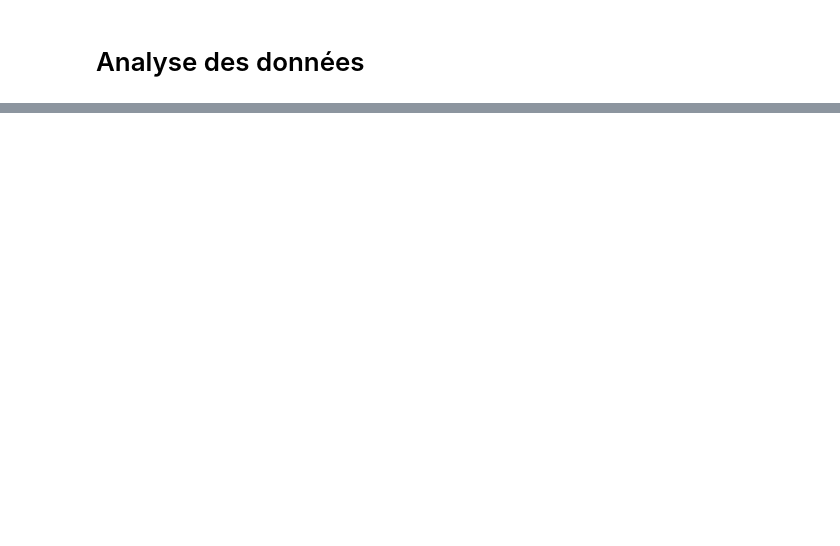
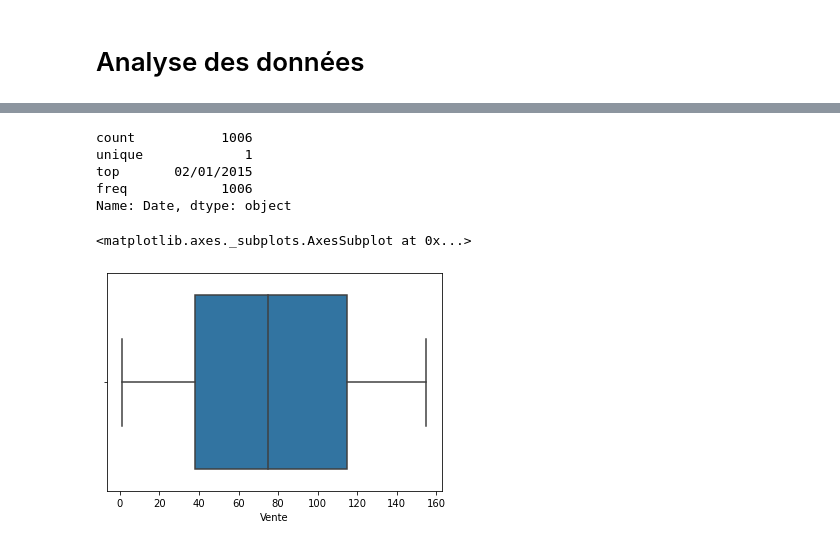
Before and after one commit to hostiix/DatasetVente, a Jupyter notebook: DataAnalysis.ipynb, the cells around one changed output, grey strips where cells are left out. Cells and saved outputs as stored; diff of their text form; code cells hidden in the pictures; blank space fills up the shorter version.

```diff
--- a/DataAnalysis.ipynb
+++ b/DataAnalysis.ipynb
@@ -14,2 +20,4 @@ from sklearn.preprocessing import LabelBinarizer, StandardScaler
 # %%
-#ventes2015 = pd.read_csv('Donnees_Ventes_2015.csv', sep=';', names = ['Vente', 'Date', 'Client', 'Magasin', 'Prix', 'Quantité', 'Produit'], encoding="ISO-8859-1")
+dtypes = {"id_vente": int, "date_vente": object, "id_client": int, "categorie_client": object, "id_magasin": int, "prix_vente_unitaire": float, "quantité": int, "id_produit": int, "categorie_produit": object}
+parse_dates = ["date_vente"]
+ventes2015sousensemble = pd.read_csv('FichierMock_réduit.csv', sep=';', header=None, skiprows=1, dtype=dtypes, names = ['Vente', 'Date', 'Client', 'Profil', 'Magasin', 'Prix', 'Quantité', 'Produit', 'Catégorie_de_produit'], date_parser = parse_dates, encoding="ISO-8859-1")
@@ -24,2 +23,0 @@ open('FichierMock_modif4.csv','r').readlines()[:5]
-# %%
-ventes2015sousensemble = pd.read_csv('FichierMock_modif4.csv', sep=';',  dtype={"id_vente": int, "date_vente": object, "id_client": int, "categorie_client": object, "id_magasin": int, "prix_vente_unitaire": float, "quantité": int, "id_produit": int, "categorie_produit": object}, names = ['Vente', 'Date', 'Client', 'Profil', 'Magasin', 'Prix', 'Quantité', 'Produit', 'Catégorie de produit'], encoding="ISO-8859-1", header=None)
@@ -27,0 +24,2 @@ ventes2015sousensemble.decribe()
+# %%
+features = pd.DataFrame(ventes2015sousensemble)
@@ -27,0 +57,15 @@ ventes2015sousensemble.decribe()
+# %%
+#Statistiques descriptives sur la date :
+features['Date'].describe()
+# %% [output]
+count           1006
+unique             1
+top       02/01/2015
+freq            1006
+Name: Date, dtype: object
+# %%
+sns.boxplot(x = features['Vente'])
+#Pas de données aberrantes !
+# %% [output]
+<matplotlib.axes._subplots.AxesSubplot at 0x...>
+[figure, added]
```
Also changed, not shown: parts of 11 cells of this notebook.
